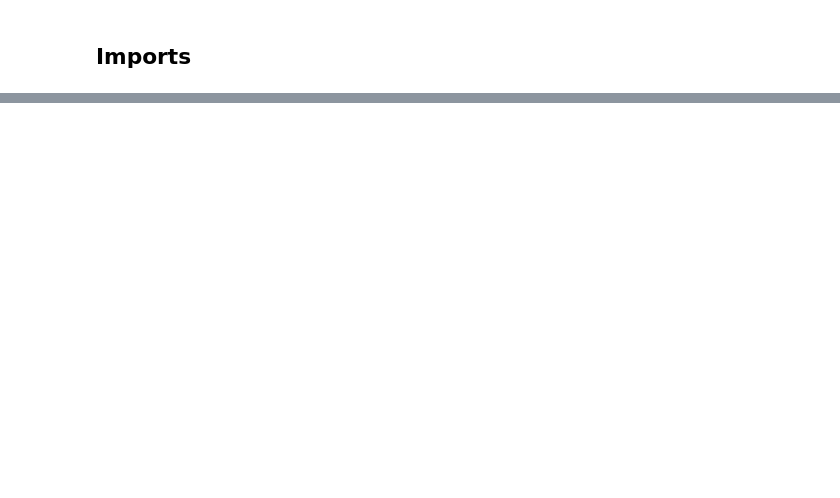
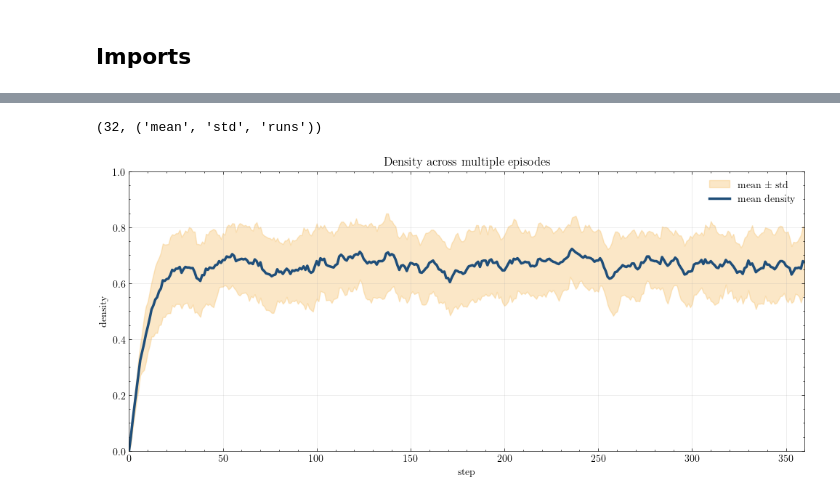
Before and after one commit to hdahmou/Network_creation, a Jupyter notebook: notebooks/simulation_examples.ipynb, the cells around one changed output, grey strips where cells are left out. Drawn from its saved outputs; the diff is of its cells as text; code cells hidden in the pictures; blank space fills up the shorter version.

```diff
--- a/notebooks/simulation_examples.ipynb
+++ b/notebooks/simulation_examples.ipynb
@@ -228,0 +123,38 @@ plt.show()
+# %%
+multi_env = Environment(ownership_matrix=np.zeros((6, 6), dtype=np.int8), seed=101)
+multi_agents = tuple(
+    Agent(
+        id=node_id,
+        radius=2,
+        policy=RandomPolicy(seed=500 + node_id),
+        seed=500 + node_id,
+    )
+    for node_id in range(multi_env.state.ownership_matrix.shape[0])
+)
+
+multi_density_observer = DensityObserver(
+    observation_frequency=1,
+    aggregations=("mean", "std", "runs"),
+)
+
+multi_simulator = Simulator(
+    env=multi_env,
+    agents=multi_agents,
+    mode=SchedulingMode.SEQUENTIAL,
+    max_steps=360,
+    rng=np.random.default_rng(707),
+    observers=(multi_density_observer,),
+)
+
+multi_simulator.run(n_episodes=32)
+multi_density_result = multi_density_observer.get()
+
+multi_density_result.n_episodes, tuple(multi_density_result.outputs)
+# %% [output]
+(32, ('mean', 'std', 'runs'))
+# %%
+figure, axis = plt.subplots(figsize=(12, 5))
+plot_episode_series_observer(observer=multi_density_observer, ax=axis)
+plt.show()
+# %% [output]
+[figure, added]
```
Also changed, not shown: parts of 24 cells of this notebook, 33 other files.
